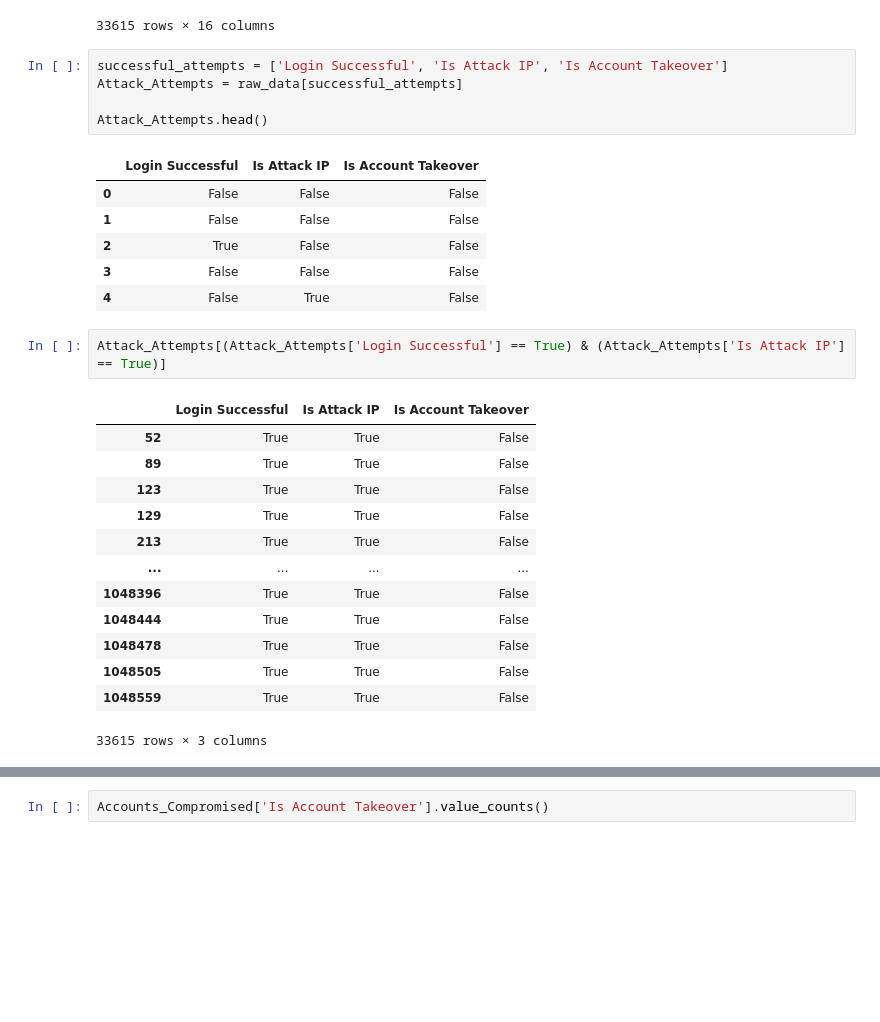
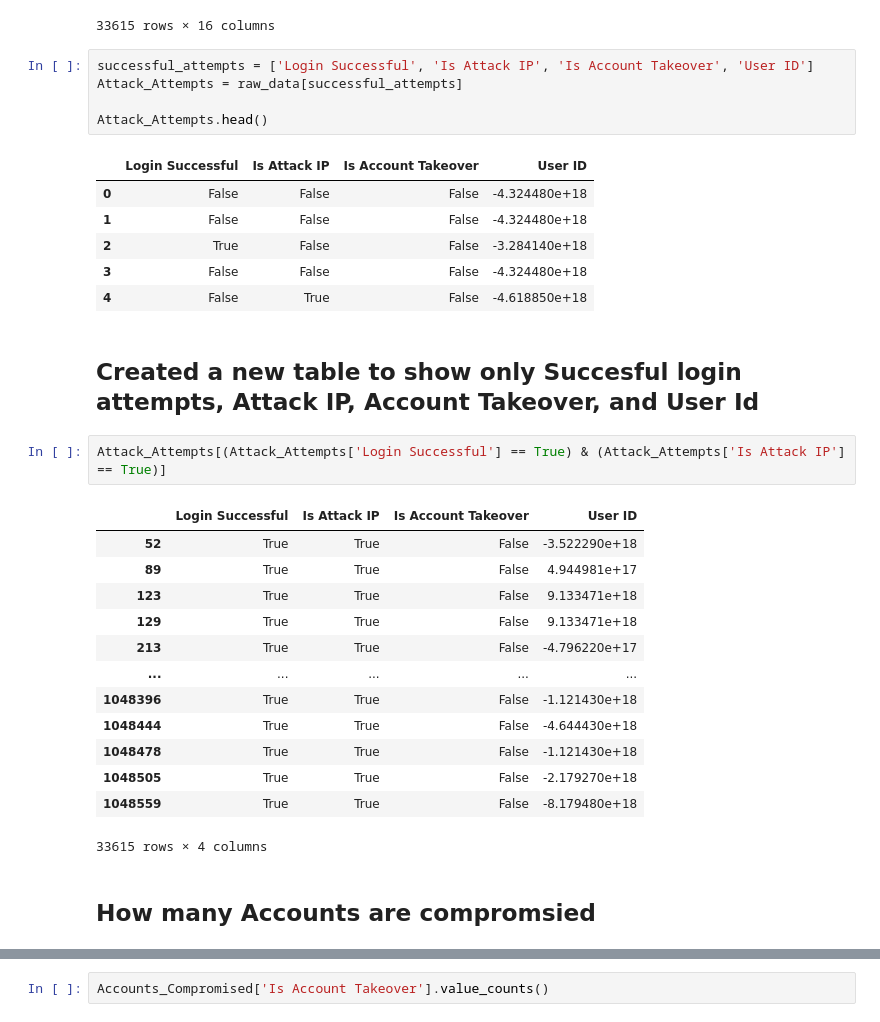
Before and after one commit to Ligia20/Are_we_at_risk, a Jupyter notebook: Medical-Attacks.ipynb, the cells around one changed output, grey strips where cells are left out. Drawn from its saved outputs; the diff is of its cells as text; blank space fills up the shorter version.

```diff
--- a/Medical-Attacks.ipynb
+++ b/Medical-Attacks.ipynb
@@ -39,33 +39,37 @@ raw_data[(raw_data['Login Successful'] == True) & (raw_data['Is Attack IP'] == T
 | 1048559 | 1048559 | 39:44.3 | -8.179480e+18 | NaN | 209.236.125.252 | US | - | - | ... |
 33615 rows × 16 columns
 # %%
-successful_attempts = ['Login Successful', 'Is Attack IP', 'Is Account Takeover']
+successful_attempts = ['Login Successful', 'Is Attack IP', 'Is Account Takeover', 'User ID']
 Attack_Attempts = raw_data[successful_attempts]
 
 Attack_Attempts.head()
 # %% [output]
-|  | Login Successful | Is Attack IP | Is Account Takeover |
-| 0 | False | False | False |
-| 1 | False | False | False |
-| 2 | True | False | False |
-| 3 | False | False | False |
-| 4 | False | True | False |
+|  | Login Successful | Is Attack IP | Is Account Takeover | User ID |
+| 0 | False | False | False | -4.324480e+18 |
+| 1 | False | False | False | -4.324480e+18 |
+| 2 | True | False | False | -3.284140e+18 |
+| 3 | False | False | False | -4.324480e+18 |
+| 4 | False | True | False | -4.618850e+18 |
+# %% [markdown]
+## Created a new table to show only Succesful login attempts, Attack IP, Account Takeover, and User Id
 # %%
 Attack_Attempts[(Attack_Attempts['Login Successful'] == True) & (Attack_Attempts['Is Attack IP'] == True)]
 # %% [output]
-|  | Login Successful | Is Attack IP | Is Account Takeover |
-| 52 | True | True | False |
-| 89 | True | True | False |
-| 123 | True | True | False |
-| 129 | True | True | False |
-| 213 | True | True | False |
-| ... | ... | ... | ... |
-| 1048396 | True | True | False |
-| 1048444 | True | True | False |
-| 1048478 | True | True | False |
-| 1048505 | True | True | False |
-| 1048559 | True | True | False |
+|  | Login Successful | Is Attack IP | Is Account Takeover | User ID |
+| 52 | True | True | False | -3.522290e+18 |
+| 89 | True | True | False | 4.944981e+17 |
+| 123 | True | True | False | 9.133471e+18 |
+| 129 | True | True | False | 9.133471e+18 |
+| 213 | True | True | False | -4.796220e+17 |
+| ... | ... | ... | ... | ... |
+| 1048396 | True | True | False | -1.121430e+18 |
+| 1048444 | True | True | False | -4.644430e+18 |
+| 1048478 | True | True | False | -1.121430e+18 |
+| 1048505 | True | True | False | -2.179270e+18 |
+| 1048559 | True | True | False | -8.179480e+18 |
-33615 rows × 3 columns
+33615 rows × 4 columns
+# %% [markdown]
+## How many Accounts are compromsied
 # %%
 Accounts_Compromised = Attack_Attempts[(Attack_Attempts['Login Successful'] == True) & (Attack_Attempts['Is Attack IP'] == True) & (Attack_Attempts['Is Account Takeover'] == True)]
 Accounts_Compromised
```
Also changed, not shown: parts of 5 cells of this notebook.
